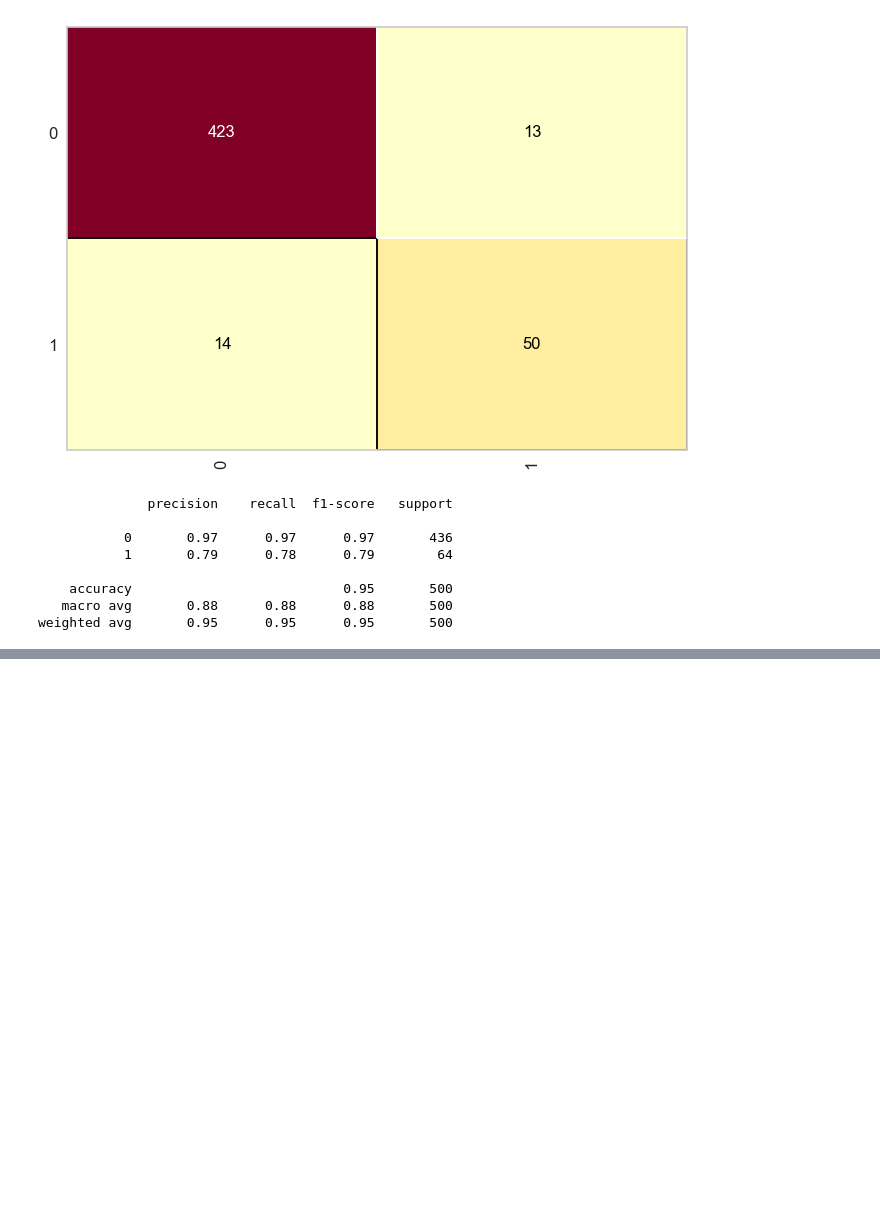
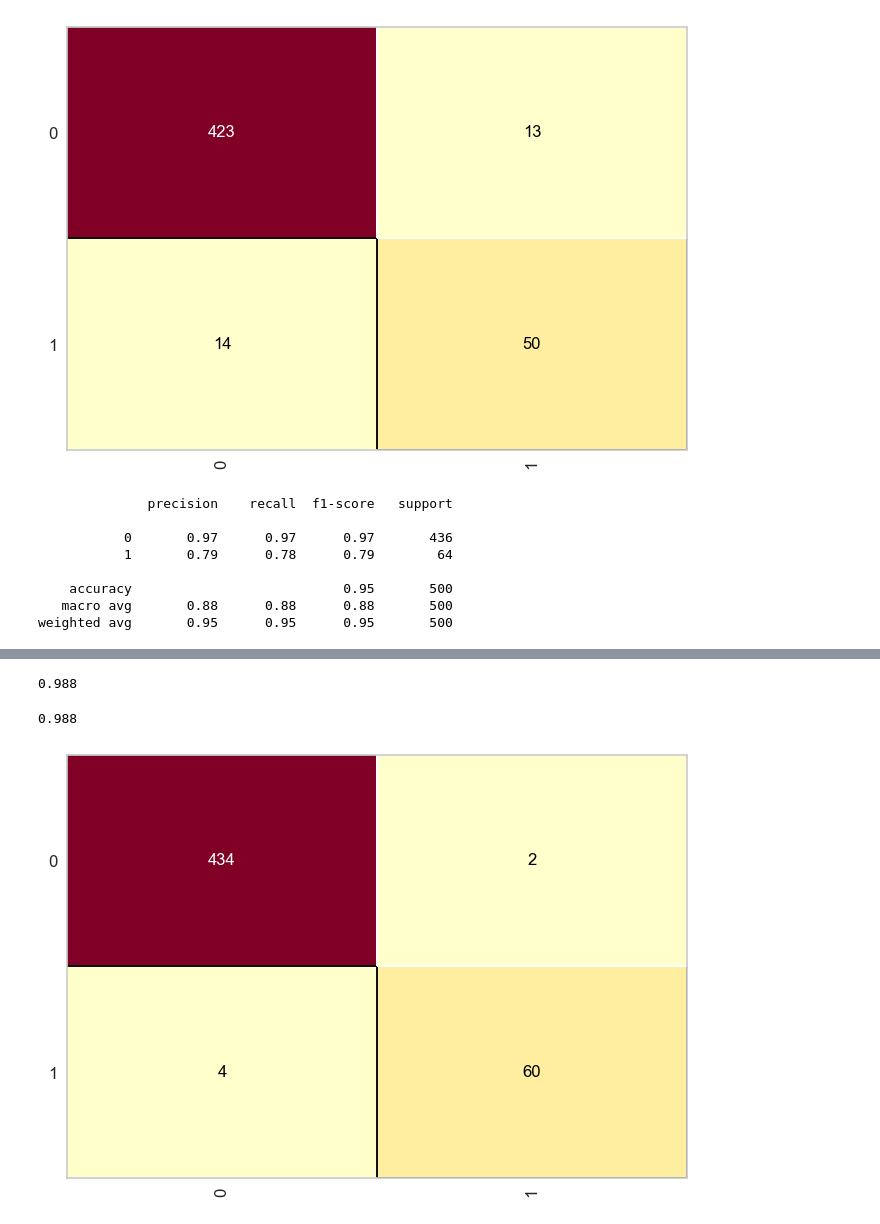
Before and after one commit to YtalloPereira/cursoml-datascience-praticas, a Jupyter notebook: notebooks/lab_base_credit.ipynb, the cells around one changed output, grey strips where cells are left out. Saved outputs shown, nothing was run; the diff lists cells and outputs as text; code cells hidden in the pictures; blank space fills up the shorter version.

Commit message:
:sparkles: feat: implementando SVM a  base  de dados credit_data

```diff
--- a/notebooks/lab_base_credit.ipynb
+++ b/notebooks/lab_base_credit.ipynb
@@ -1062,0 +1068,5 @@ weighted avg       0.95      0.95      0.95       500
+# %%
+# carregando dados processados
+import pickle
+with open('../datasets/processed/credit.pkl', 'rb') as f:
+    X_credit_treinamento, Y_credit_treinamento, X_credit_teste, Y_credit_teste = pickle.load(f)
@@ -1062,0 +1081,4 @@ weighted avg       0.95      0.95      0.95       500
+# %%
+# criando algoritmo e fazendo treinamento
+svm_credit = SVC (kernel='rbf', random_state=1, C = 2.0) # o algoritmo pode apresentar desempenho melhor de acordo com os parâmetros
+svm_credit.fit(X_credit_treinamento, Y_credit_treinamento)
@@ -1062,0 +1128,13 @@ weighted avg       0.95      0.95      0.95       500
+# %%
+from sklearn.metrics import accuracy_score, classification_report
+accuracy_score(Y_credit_teste, previsoes)
+# %% [output]
+0.988
+# %%
+from yellowbrick.classifier import ConfusionMatrix
+cm = ConfusionMatrix(svm_credit)
+cm.fit(X_credit_treinamento, Y_credit_treinamento)
+cm.score(X_credit_teste, Y_credit_teste)
+# %% [output]
+0.988
+[figure, added]
```
Also changed, not shown: parts of 8 cells of this notebook.
